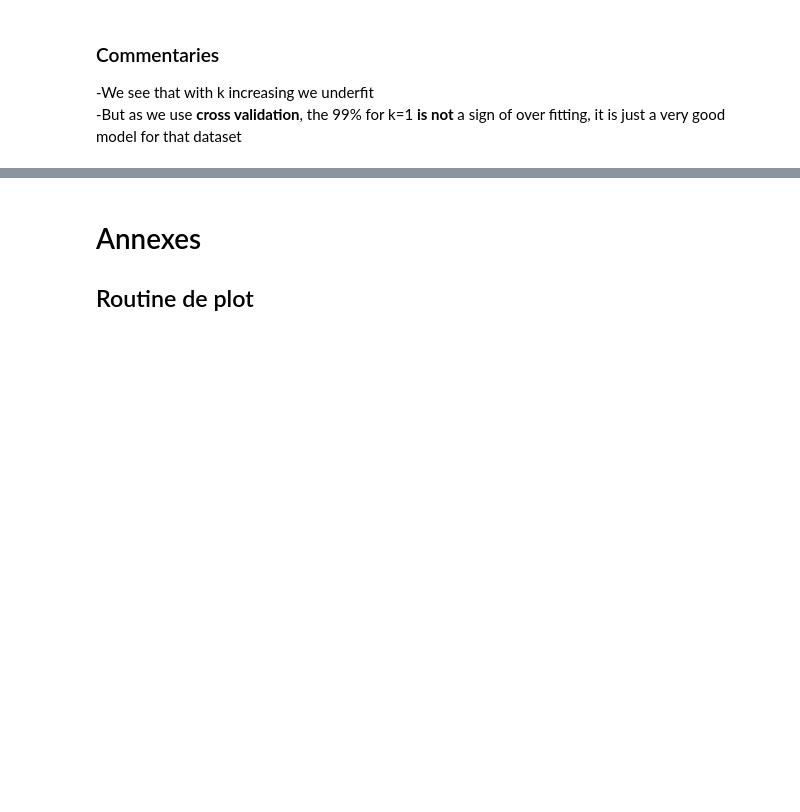
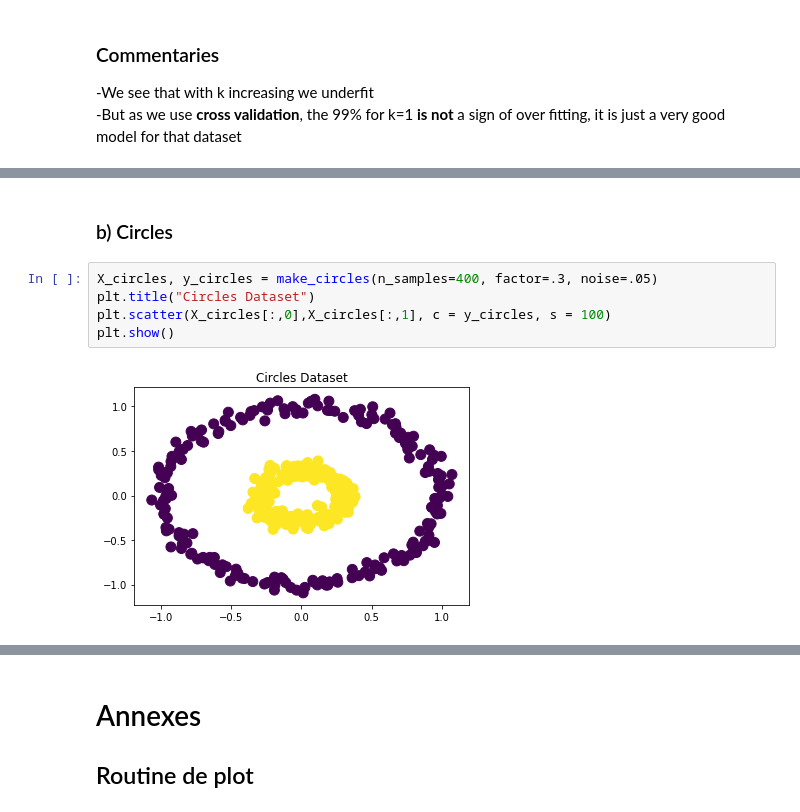
Before and after one commit to cosmo-sterin/M1_ENSL, a Jupyter notebook: ML/TP2/Rendu TP2 Tristan Sterin.ipynb, the cells around one changed output, grey strips where cells are left out. Saved outputs shown, nothing was run; the diff lists cells and outputs as text; blank space fills up the shorter version.

```diff
--- a/ML/TP2/Rendu TP2 Tristan Sterin.ipynb
+++ b/ML/TP2/Rendu TP2 Tristan Sterin.ipynb
@@ -95,0 +101,9 @@ plt.show()
+# %% [markdown]
+### b) Circles
+# %%
+X_circles, y_circles = make_circles(n_samples=400, factor=.3, noise=.05)
+plt.title("Circles Dataset")
+plt.scatter(X_circles[:,0],X_circles[:,1], c = y_circles, s = 100)
+plt.show()
+# %% [output]
+[figure, added]
```
Also changed, not shown: parts of 10 cells of this notebook.
